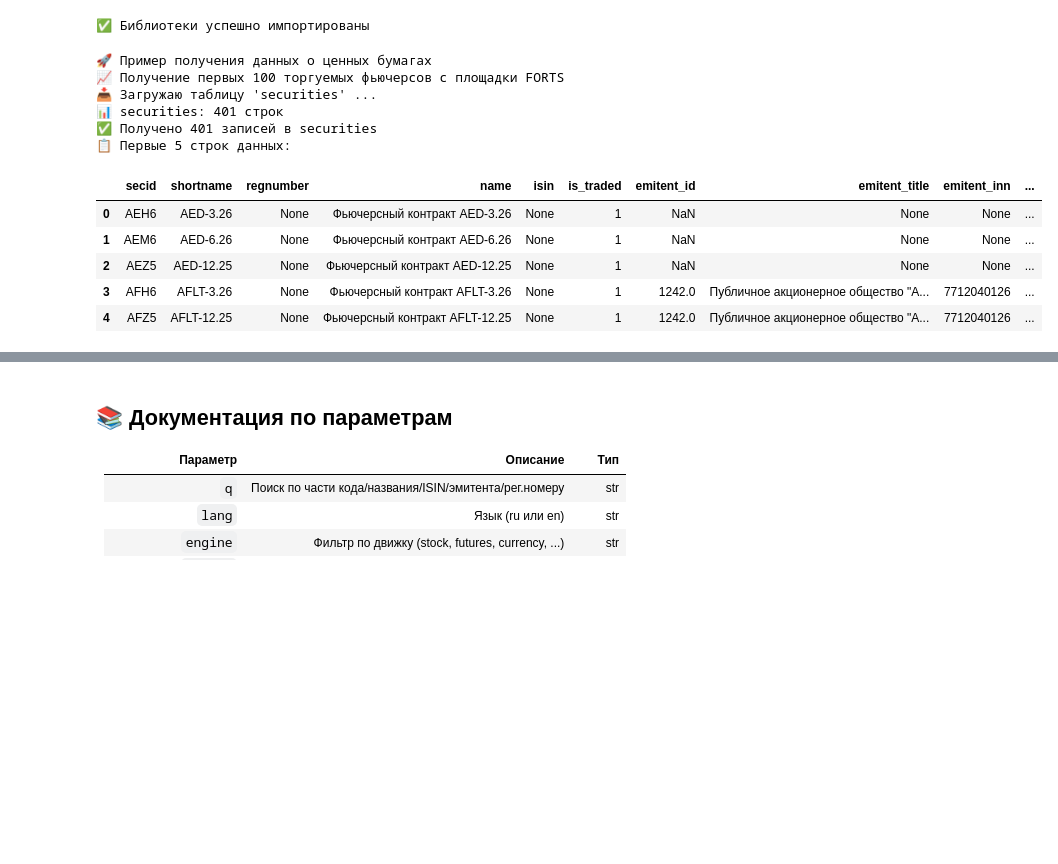
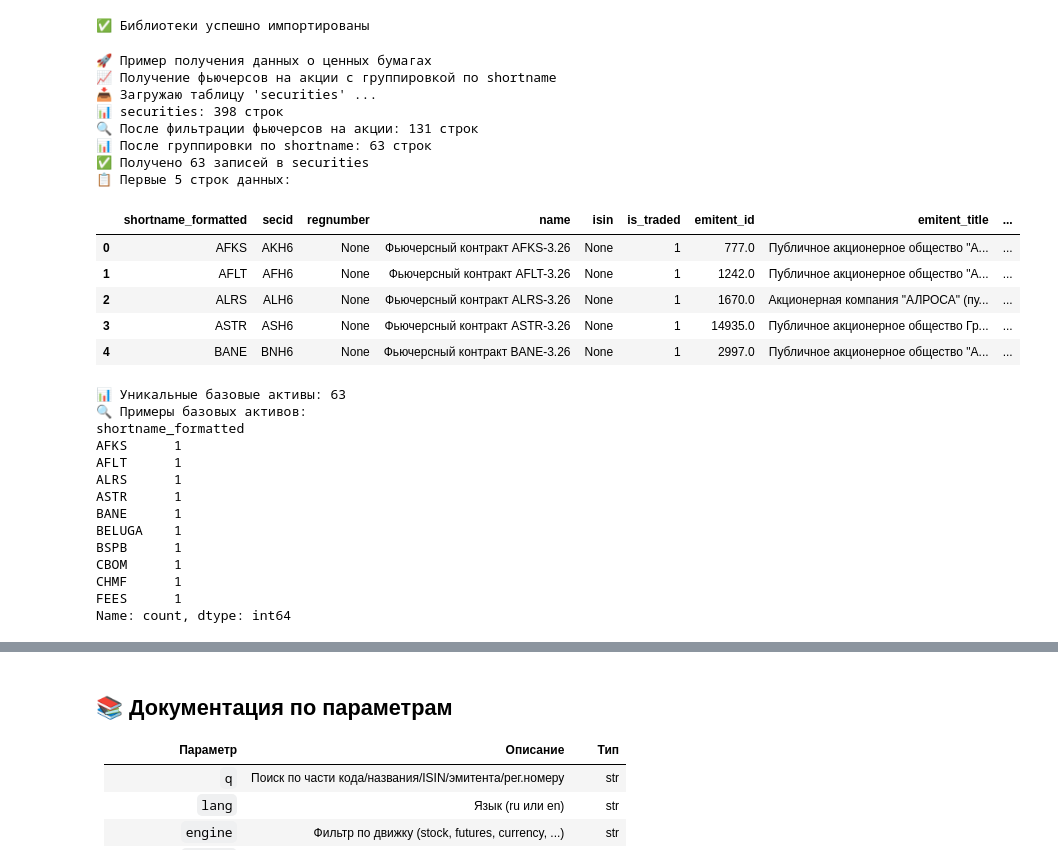
Before and after one commit to Evgenvg78/constructor_TVR, a Jupyter notebook: my_experiments/sec_universe_fixed.ipynb, the cells around one changed output, grey strips where cells are left out. Drawn from its saved outputs; the diff is of its cells as text; code cells hidden in the pictures; blank space fills up the shorter version.

```diff
--- a/my_experiments/sec_universe_fixed.ipynb
+++ b/my_experiments/sec_universe_fixed.ipynb
@@ -40,7 +40,7 @@ import pandas as pd
 BASE = "https://iss.moex.com"
 PATH = "/iss/securities.json"
 HEADERS = {"User-Agent": "Mozilla/5.0 (iss-securities-dumper)"}
-PAGE_LIMIT = 500  # можно менять (MOEX обычно позволяет 100..1000)
+PAGE_LIMIT = 100  # можно менять (MOEX обычно позволяет 100..1000)
 
 print("✅ Библиотеки успешно импортированы")
 # %% [output]
@@ -132,30 +165,54 @@ def fetch_securities_data(q=None, lang="ru", engine=None, market=None,
 # %%
 # 🧪 Пример использования
 print("🚀 Пример получения данных о ценных бумагах")
-print("📈 Получение первых 100 торгуемых фьючерсов с площадки FORTS")
+print("📈 Получение фьючерсов на акции с группировкой по shortname")
 
-# Загрузка данных
+# Загрузка данных с новой функциональностью
 df_securities, df_boards = fetch_securities_data(
     engine="futures",
     market="forts",
     is_trading=1,
-    limit=100
+    limit=100,
+    filter_stock_futures=True,  # Фильтруем только фьючерсы на акции
+    aggregate_by_shortname=True  # Группируем по shortname
 )
 
 print(f"✅ Получено {len(df_securities)} записей в securities")
 if not df_securities.empty:
     print("📋 Первые 5 строк данных:")
     display(df_securities.head())
+
+    # Показываем уникальные значения отформатированного shortname
+    if 'shortname_formatted' in df_securities.columns:
+        print(f"\n📊 Уникальные базовые активы: {df_securities['shortname_formatted'].nunique()}")
+        print("🔍 Примеры базовых активов:")
+        print(df_securities['shortname_formatted'].value_counts().head(10))
 # %% [output]
 🚀 Пример получения данных о ценных бумагах
-📈 Получение первых 100 торгуемых фьючерсов с площадки FORTS
+📈 Получение фьючерсов на акции с группировкой по shortname
 📥 Загружаю таблицу 'securities' ...
-📊 securities: 401 строк
-✅ Получено 401 записей в securities
+📊 securities: 398 строк
+🔍 После фильтрации фьючерсов на акции: 131 строк
+📊 После группировки по shortname: 63 строк
+✅ Получено 63 записей в securities
 📋 Первые 5 строк данных:
-|  | secid | shortname | regnumber | name | isin | is_traded | emitent_id | emitent_title | emitent_inn | ... |
-| 0 | AEH6 | AED-3.26 | None | Фьючерсный контракт AED-3.26 | None | 1 | NaN | None | None | ... |
-| 1 | AEM6 | AED-6.26 | None | Фьючерсный контракт AED-6.26 | None | 1 | NaN | None | None | ... |
-| 2 | AEZ5 | AED-12.25 | None | Фьючерсный контракт AED-12.25 | None | 1 | NaN | None | None | ... |
-| 3 | AFH6 | AFLT-3.26 | None | Фьючерсный контракт AFLT-3.26 | None | 1 | 1242.0 | Публичное акционерное общество "А... | 7712040126 | ... |
-| 4 | AFZ5 | AFLT-12.25 | None | Фьючерсный контракт AFLT-12.25 | None | 1 | 1242.0 | Публичное акционерное общество "А... | 7712040126 | ... |
+|  | shortname_formatted | secid | regnumber | name | isin | is_traded | emitent_id | emitent_title | ... |
+| 0 | AFKS | AKH6 | None | Фьючерсный контракт AFKS-3.26 | None | 1 | 777.0 | Публичное акционерное общество "А... | ... |
+| 1 | AFLT | AFH6 | None | Фьючерсный контракт AFLT-3.26 | None | 1 | 1242.0 | Публичное акционерное общество "А... | ... |
+| 2 | ALRS | ALH6 | None | Фьючерсный контракт ALRS-3.26 | None | 1 | 1670.0 | Акционерная компания "АЛРОСА" (пу... | ... |
+| 3 | ASTR | ASH6 | None | Фьючерсный контракт ASTR-3.26 | None | 1 | 14935.0 | Публичное акционерное общество Гр... | ... |
+| 4 | BANE | BNH6 | None | Фьючерсный контракт BANE-3.26 | None | 1 | 2997.0 | Публичное акционерное общество "А... | ... |
+📊 Уникальные базовые активы: 63
+🔍 Примеры базовых активов:
+shortname_formatted
+AFKS      1
+AFLT      1
+ALRS      1
+ASTR      1
+BANE      1
+BELUGA    1
+BSPB      1
+CBOM      1
+CHMF      1
+FEES      1
+Name: count, dtype: int64
```
Also changed, not shown: parts of 4 cells of this notebook, 5 other files.
